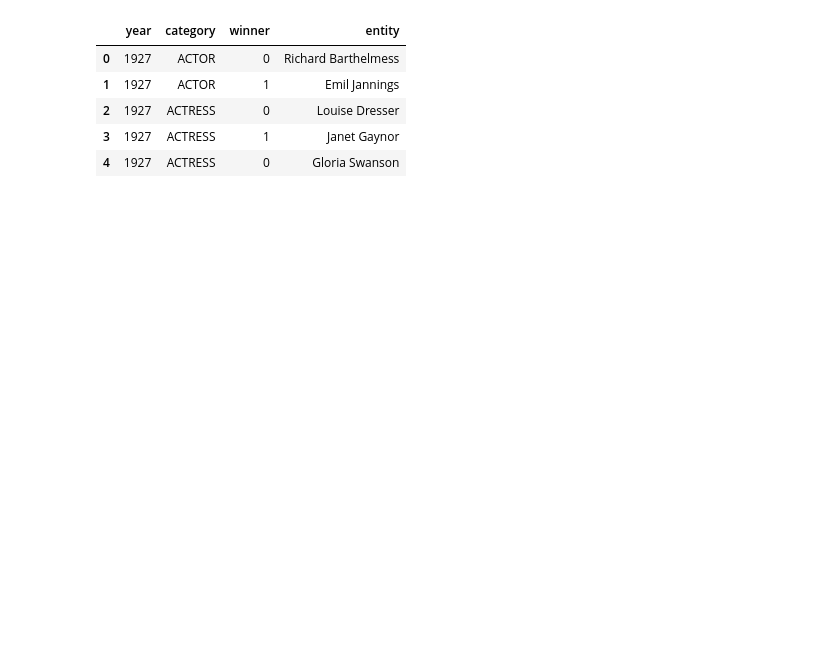
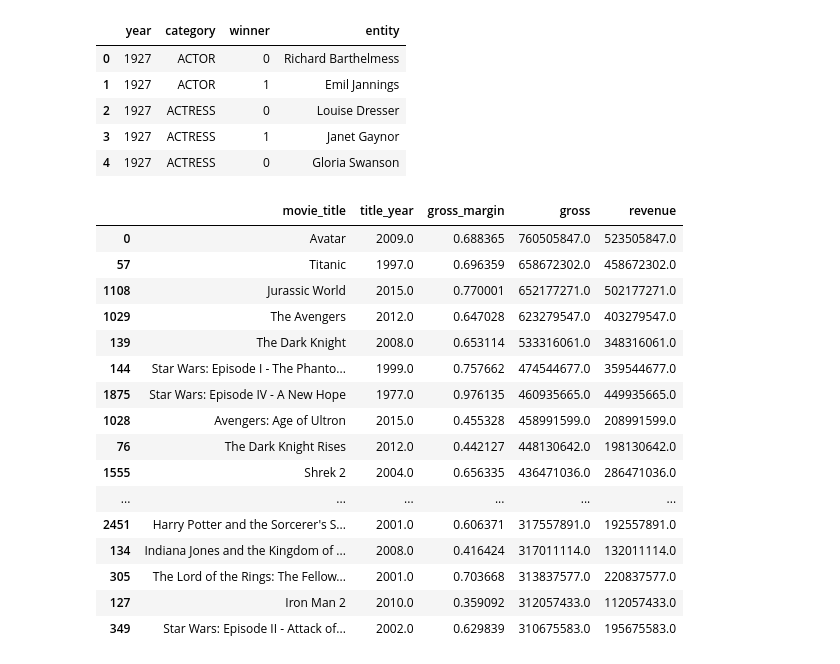
Before and after one commit to styrofomeBoots/project_3, a Jupyter notebook: Angie_datacleaning.ipynb, the cells around one changed output. Saved outputs shown, nothing was run; the diff lists cells and outputs as text; code cells hidden in the pictures; blank space fills up the shorter version.

```diff
--- a/Angie_datacleaning.ipynb
+++ b/Angie_datacleaning.ipynb
@@ -315,3 +315,28 @@ oscarzz.head()
 | 2 | 1927 | ACTRESS | 0 | Louise Dresser |
 | 3 | 1927 | ACTRESS | 1 | Janet Gaynor |
 | 4 | 1927 | ACTRESS | 0 | Gloria Swanson |
+# %%
+# top profit making movies
+top_profit = movieeees.sort_values(by='gross', ascending=False)
+top_profit = top_profit[["movie_title", "title_year", "gross_margin", "gross", "revenue"]]
+#top_profit = top_profit.loc[(top_profit["gross_margin"] > 0)]
+
+top_profit.head(50)
+# %% [output]
+|  | movie_title | title_year | gross_margin | gross | revenue |
+| 0 | Avatar | 2009.0 | 0.688365 | 760505847.0 | 523505847.0 |
+| 57 | Titanic | 1997.0 | 0.696359 | 658672302.0 | 458672302.0 |
+| 1108 | Jurassic World | 2015.0 | 0.770001 | 652177271.0 | 502177271.0 |
+| 1029 | The Avengers | 2012.0 | 0.647028 | 623279547.0 | 403279547.0 |
+| 139 | The Dark Knight | 2008.0 | 0.653114 | 533316061.0 | 348316061.0 |
+| 144 | Star Wars: Episode I - The Phanto... | 1999.0 | 0.757662 | 474544677.0 | 359544677.0 |
+| 1875 | Star Wars: Episode IV - A New Hope | 1977.0 | 0.976135 | 460935665.0 | 449935665.0 |
+| 1028 | Avengers: Age of Ultron | 2015.0 | 0.455328 | 458991599.0 | 208991599.0 |
+| 76 | The Dark Knight Rises | 2012.0 | 0.442127 | 448130642.0 | 198130642.0 |
+| 1555 | Shrek 2 | 2004.0 | 0.656335 | 436471036.0 | 286471036.0 |
+| ... | ... | ... | ... | ... | ... |
+| 2451 | Harry Potter and the Sorcerer's S... | 2001.0 | 0.606371 | 317557891.0 | 192557891.0 |
+| 134 | Indiana Jones and the Kingdom of ... | 2008.0 | 0.416424 | 317011114.0 | 132011114.0 |
+| 305 | The Lord of the Rings: The Fellow... | 2001.0 | 0.703668 | 313837577.0 | 220837577.0 |
+| 127 | Iron Man 2 | 2010.0 | 0.359092 | 312057433.0 | 112057433.0 |
+| 349 | Star Wars: Episode II - Attack of... | 2002.0 | 0.629839 | 310675583.0 | 195675583.0 |
```
Also changed, not shown: parts of 2 cells of this notebook, 1 other file.
